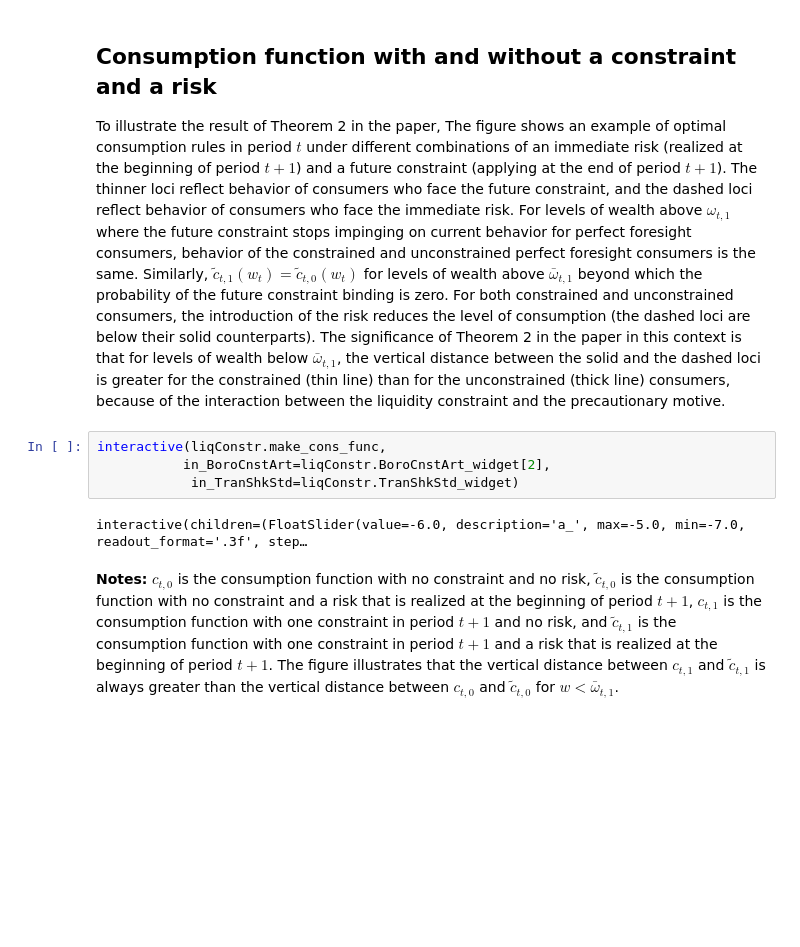
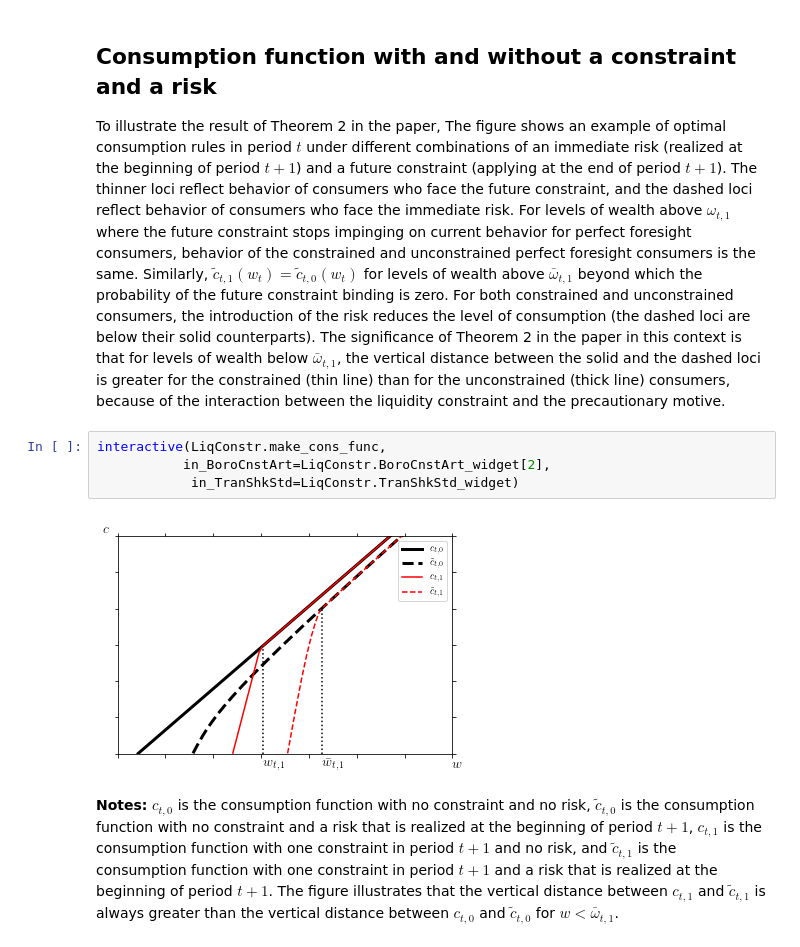
Before and after one commit to llorracc/LiqConstr, a Jupyter notebook: LiqConstr-Dashboard.ipynb, the cells around one changed output. Drawn from its saved outputs; the diff is of its cells as text; blank space fills up the shorter version.

```diff
--- a/LiqConstr-Dashboard.ipynb
+++ b/LiqConstr-Dashboard.ipynb
@@ -87,11 +87,11 @@ wealth below ${\bar{\omega}}_{t,1}$, the vertical distance between the solid and
 constrained (thin line) than for the unconstrained (thick line) consumers, because of the interaction between the
 liquidity constraint and the precautionary motive.
 # %%
-interactive(liqConstr.make_cons_func,
-           in_BoroCnstArt=liqConstr.BoroCnstArt_widget[2],
-            in_TranShkStd=liqConstr.TranShkStd_widget)
+interactive(LiqConstr.make_cons_func,
+           in_BoroCnstArt=LiqConstr.BoroCnstArt_widget[2],
+            in_TranShkStd=LiqConstr.TranShkStd_widget)
 # %% [output]
-interactive(children=(FloatSlider(value=-6.0, description='a̲', max=-5.0, min=-7.0, readout_format='.3f', step…
+[figure, added]
 # %% [markdown]
 **Notes:** $c_{t,0}$ is the consumption function with no constraint and no risk, $\tilde{c}_{t,0}$ is the consumption
 function with no constraint and a risk that is realized at the beginning of period $t+1$, $c_{t,1}$ is the consumption
```
Also changed, not shown: parts of 3 cells of this notebook, 17 other files.
